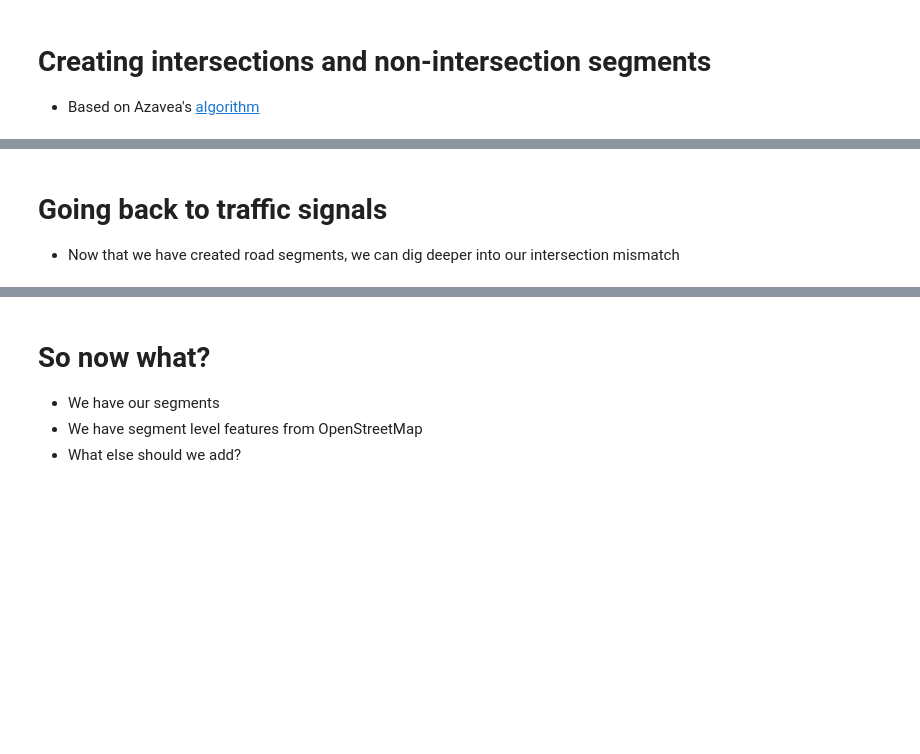
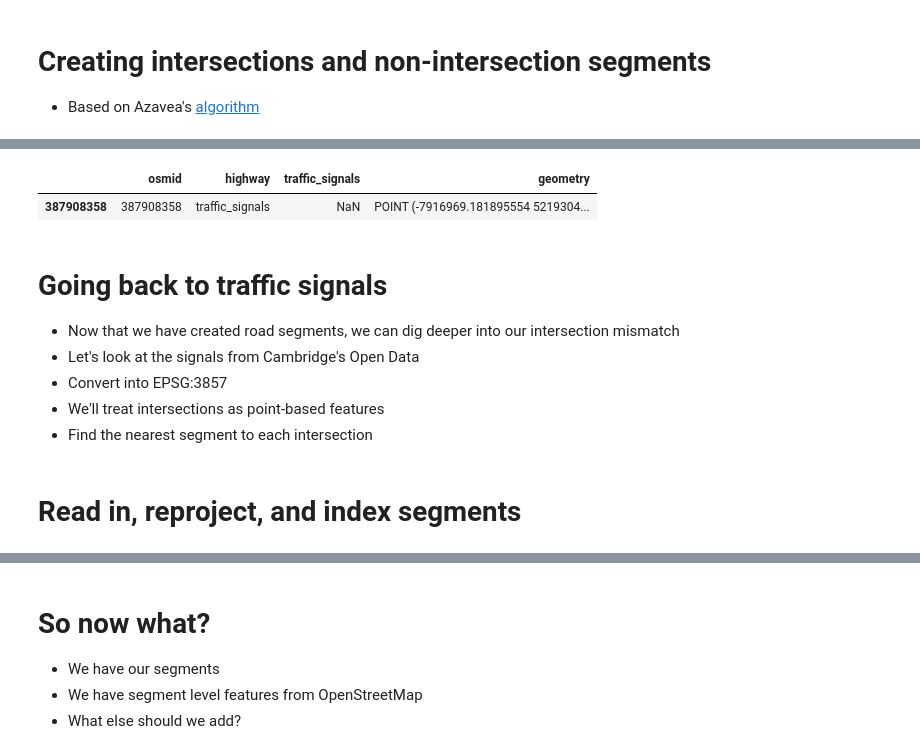
Before and after one commit to j-t-t/presentations, a Jupyter notebook: pydata-2019/pydata.ipynb, the cells around one changed output, grey strips where cells are left out. Saved outputs shown, nothing was run; the diff lists cells and outputs as text; code cells hidden in the pictures; blank space fills up the shorter version.

```diff
--- a/pydata-2019/pydata.ipynb
+++ b/pydata-2019/pydata.ipynb
@@ -33,7 +35,12 @@ There are many more features from open street maps alone that we plan to incorpo
     - [osmnx tutorial](https://geoffboeing.com/2016/11/osmnx-python-street-networks/)
 # %%
 import osmnx as ox
-G1 = ox.graph_from_place('Cambridge, Massachusetts, USA', simplify=False)
-ox.plot_graph(G1)
+
+def get_city(city_name, plot=False):
+    G1 = ox.graph_from_place(city_name, simplify=False)
+    if plot:
+        ox.plot_graph(G1)
+
+get_city('Cambridge, Massachusetts, USA', plot=True)
 # %% [output]
 [figure]
@@ -67,11 +72,11 @@ ox.plot_graph(G3)
 - Tags consist of key value pairs
 - Some nodes have a highway tag (signals, stop signs, crosswalks)
 # %%
-import geopandas
+import pandas
 nodes, data = zip(*G1.nodes(data=True))
-gdf_nodes = geopandas.GeoDataFrame(list(data), index=nodes)
-print("{} traffic signals".format(len(gdf_nodes[gdf_nodes['highway'] == 'traffic_signals'])))
-print("{} stop signs".format(len(gdf_nodes[gdf_nodes['highway'] == 'stop'])))
+df_nodes = pandas.DataFrame(list(data), index=nodes)
+print("{} traffic signals".format(len(df_nodes[df_nodes['highway'] == 'traffic_signals'])))
+print("{} stop signs".format(len(df_nodes[df_nodes['highway'] == 'stop'])))
 # %% [output]
 260 traffic signals
 6 stop signs
@@ -144,3 +182,31 @@ display(buff[1])
+# %%
+# Get the signals from the OpenStreetMap dataframe
+from shapely.geometry import Point
+
+def get_osm_signals():
+    osm_signals = df_nodes[df_nodes['highway'] == 'traffic_signals']
+
+    # Turn the OpenStreetMap dataframe into a geodataframe
+    geometry = [Point(xy) for xy in zip(osm_signals.x, osm_signals.y)]
+    osm_signals = osm_signals.drop(['y', 'x'], axis=1)
+    crs = {'init': 'epsg:4326'}
+    osm_signals = geopandas.GeoDataFrame(osm_signals, crs=crs, geometry=geometry)
+    osm_signals.head()
+    osm_signals_3857 = osm_signals.copy()
+    osm_signals_3857['geometry'] = osm_signals_3857['geometry'].to_crs(epsg=3857)
+    return osm_signals_3857
+
+osm_signals_3857 = get_osm_signals()
+osm_signals_3857.head(1)
+# %% [output]
+|  | osmid | highway | traffic_signals | geometry |
+| 387908358 | 387908358 | traffic_signals | NaN | POINT (-7916969.181895554 5219304... |
 # %% [markdown]
 # Going back to traffic signals
 - Now that we have created road segments, we can dig deeper into our intersection mismatch
+- Let's look at the signals from Cambridge's Open Data
+- Convert into EPSG:3857
+- We'll treat intersections as point-based features
+- Find the nearest segment to each intersection
+# %% [markdown]
+# Read in, reproject, and index segments
```
Also changed, not shown: parts of 23 cells of this notebook.
